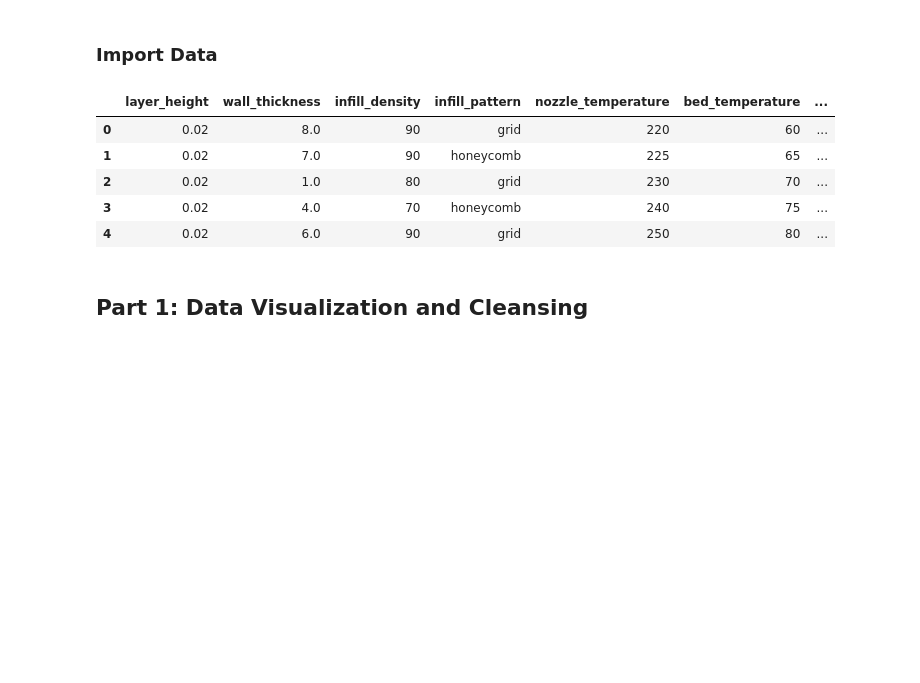
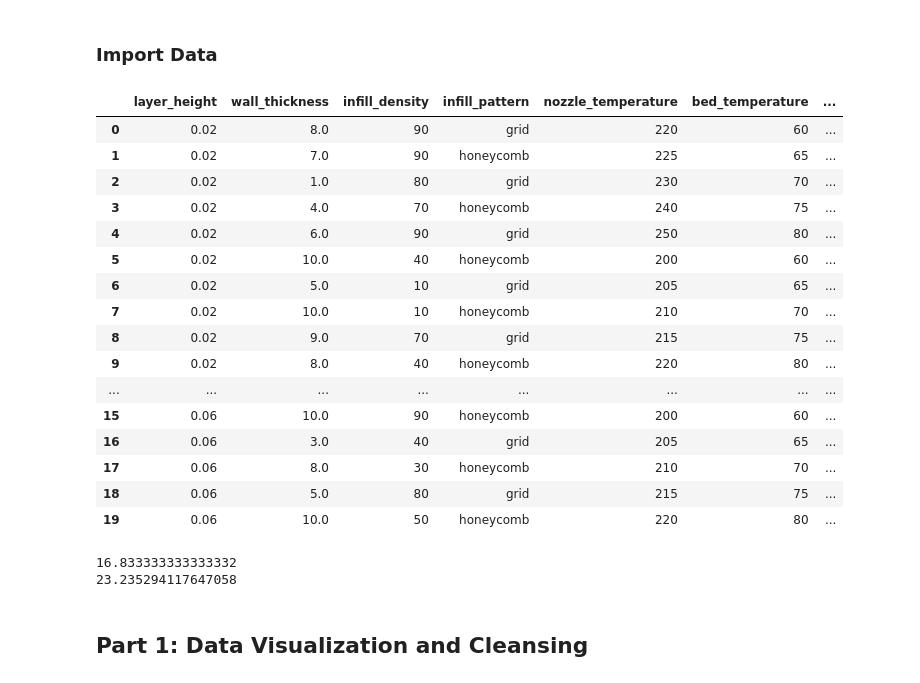
Before and after one commit to curtisjcov/test, a Jupyter notebook: Additive_Manufacturing.ipynb, the cells around one changed output. Cells and saved outputs as stored; diff of their text form; code cells hidden in the pictures; blank space fills up the shorter version.

```diff
--- a/Additive_Manufacturing.ipynb
+++ b/Additive_Manufacturing.ipynb
@@ -49,20 +50,36 @@ from sklearn.model_selection import train_test_split
 # %%
 import io
 import requests
 
 url = 'http://apmonitor.com/pds/uploads/Main/manufacturing.txt'
 
 s = requests.get(url).content
 data = pd.read_csv(io.StringIO(s.decode('utf-8')))
 
-display(data.head())
+display(data.head(20))
+
+print(data[data['material'] == 'abs']['tension_strength'].mean())
+print(data[data['material'] == 'pla']['tension_strength'].mean())
 # %% [output]
 |  | layer_height | wall_thickness | infill_density | infill_pattern | nozzle_temperature | bed_temperature | ... |
 | 0 | 0.02 | 8.0 | 90 | grid | 220 | 60 | ... |
 | 1 | 0.02 | 7.0 | 90 | honeycomb | 225 | 65 | ... |
 | 2 | 0.02 | 1.0 | 80 | grid | 230 | 70 | ... |
 | 3 | 0.02 | 4.0 | 70 | honeycomb | 240 | 75 | ... |
 | 4 | 0.02 | 6.0 | 90 | grid | 250 | 80 | ... |
+| 5 | 0.02 | 10.0 | 40 | honeycomb | 200 | 60 | ... |
+| 6 | 0.02 | 5.0 | 10 | grid | 205 | 65 | ... |
+| 7 | 0.02 | 10.0 | 10 | honeycomb | 210 | 70 | ... |
+| 8 | 0.02 | 9.0 | 70 | grid | 215 | 75 | ... |
+| 9 | 0.02 | 8.0 | 40 | honeycomb | 220 | 80 | ... |
+| ... | ... | ... | ... | ... | ... | ... | ... |
+| 15 | 0.06 | 10.0 | 90 | honeycomb | 200 | 60 | ... |
+| 16 | 0.06 | 3.0 | 40 | grid | 205 | 65 | ... |
+| 17 | 0.06 | 8.0 | 30 | honeycomb | 210 | 70 | ... |
+| 18 | 0.06 | 5.0 | 80 | grid | 215 | 75 | ... |
+| 19 | 0.06 | 10.0 | 50 | honeycomb | 220 | 80 | ... |
+16.833333333333332
+23.235294117647058
 # %% [markdown]
 ## Part 1: Data Visualization and Cleansing
 # %% [markdown]
```
Also changed, not shown: parts of 24 cells of this notebook.
